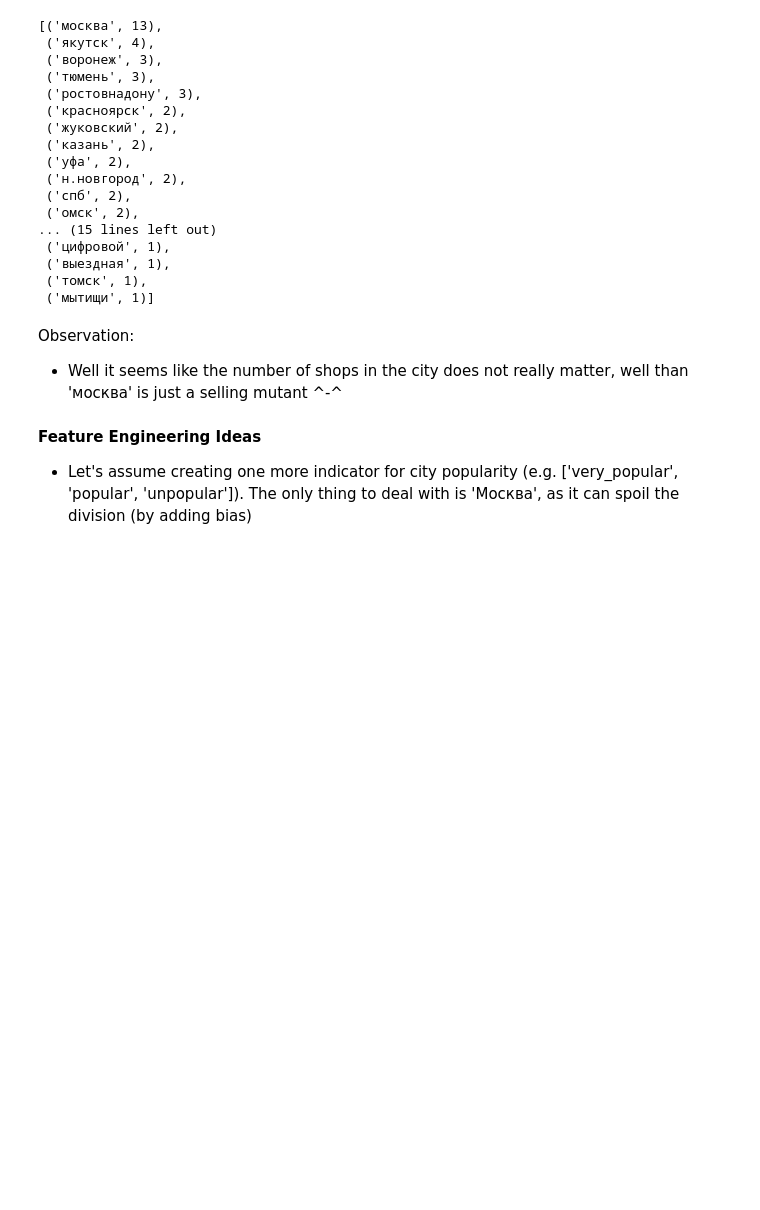
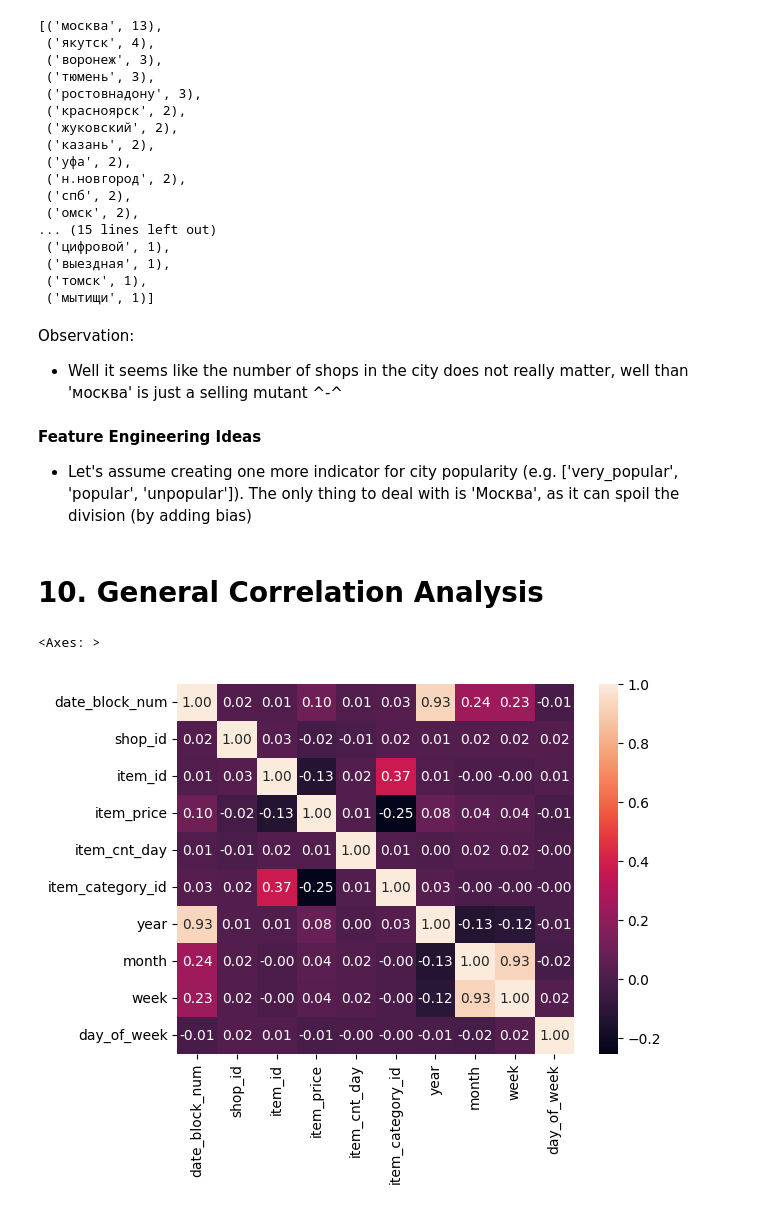
Before and after one commit to Dybal-Ilia/Innowise-Dybal, a Jupyter notebook: notebooks/EDA.ipynb, the cells around one changed output. Drawn from its saved outputs; the diff is of its cells as text; code cells hidden in the pictures; blank space fills up the shorter version.

Commit message:
DS/1.2 Added correlation analysis(via correaltion matrix)

```diff
--- a/notebooks/EDA.ipynb
+++ b/notebooks/EDA.ipynb
@@ -436,3 +436,11 @@ Observation:
 # %% [markdown]
 **Feature Engineering Ideas**
 - Let's assume creating one more indicator for city popularity (e.g. ['very_popular', 'popular', 'unpopular']). The only thing to deal with is 'Москва', as it can spoil the division (by adding bias)
+# %% [markdown]
+# 10. General Correlation Analysis
+# %%
+corr = df.corr(numeric_only=True)
+sns.heatmap(corr, fmt = '.2f', annot=True)
+# %% [output]
+<Axes: >
+[figure, added]
```
Also changed, not shown: parts of 2 cells of this notebook.
